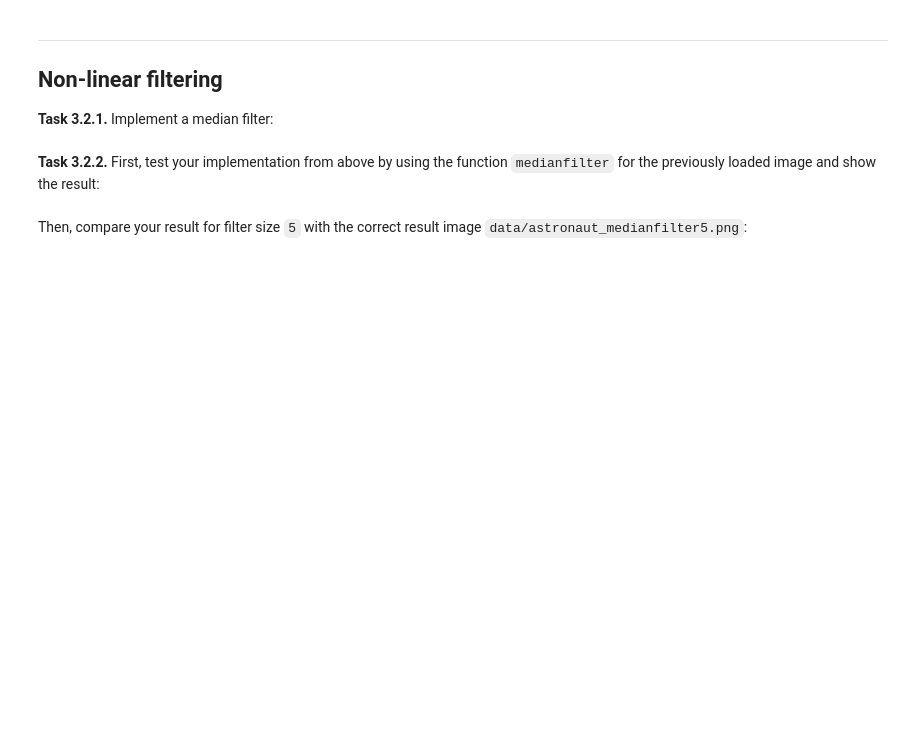
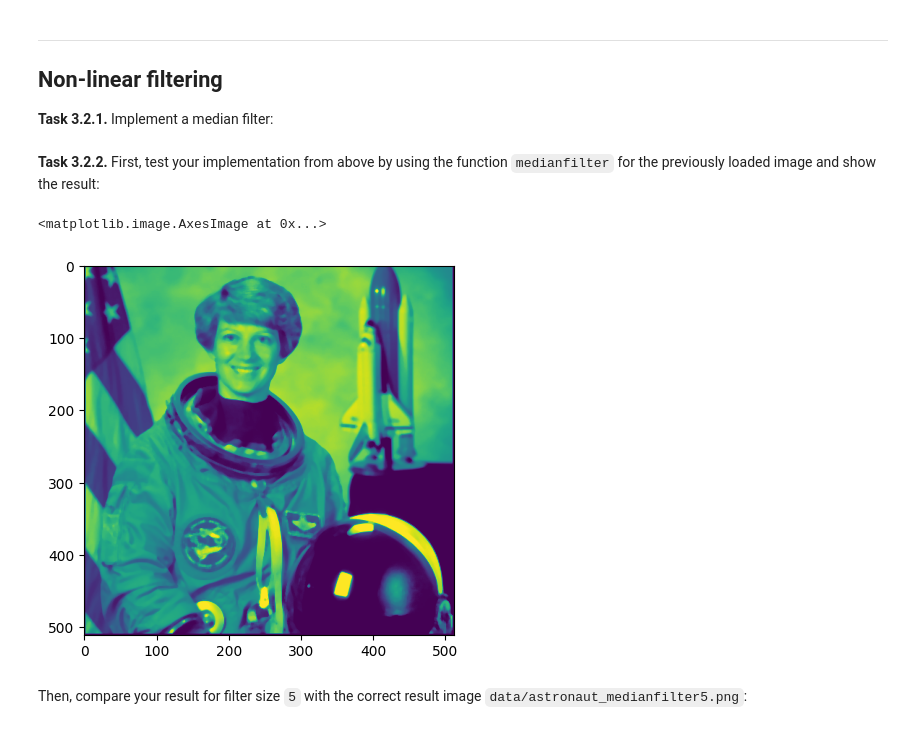
Before and after one commit to MarcelBuss/mobi-fs3-python, a Jupyter notebook: task3.ipynb, the cells around one changed output. Cells and saved outputs as stored; diff of their text form; code cells hidden in the pictures; blank space fills up the shorter version.

```diff
--- a/task3.ipynb
+++ b/task3.ipynb
@@ -67,12 +46,24 @@ def meanfilter(img, size):
 ## Non-linear filtering
 
 **<a id="#">Task 3.2.1.</a>** Implement a median filter:
-# %%
-def medianfilter(img, size):
-    result = numpy.zeros(img.shape)
-    # write your code here
-    return result
+# %%
+def medianfilter(imgmedian, size):
+    result = numpy.zeros(imgmedian.shape)
+    n = (size - 1) // 2
+    for p in numpy.ndindex(imgmedian.shape):
+        if p[0]>=n and p[0]<imgmedian.shape[0]-n and p[1]>=n and p[1]<imgmedian.shape[1]-n:
+            imgmedian_list=list()
+            for q in numpy.ndindex(size,size):
+                imgmedian_list.append(img[p[0]+q[0]-n, p[1]+q[1]-n])
+            imgmedian_list.sort()
+            result[p]=imgmedian_list[len(imgmedian_list)//2]
+    return result
 # %% [markdown]
 **<a id="#">Task 3.2.2.</a>** First, test your implementation from above by using the function `medianfilter` for the previously loaded image and show the result:
+# %%
+plt.imshow(medianfilter(img,5))
+# %% [output]
+<matplotlib.image.AxesImage at 0x...>
+[figure, added]
 # %% [markdown]
 Then, compare your result for filter size `5` with the correct result image `data/astronaut_medianfilter5.png`:
```
Also changed, not shown: parts of 10 cells of this notebook, 1 other file.
